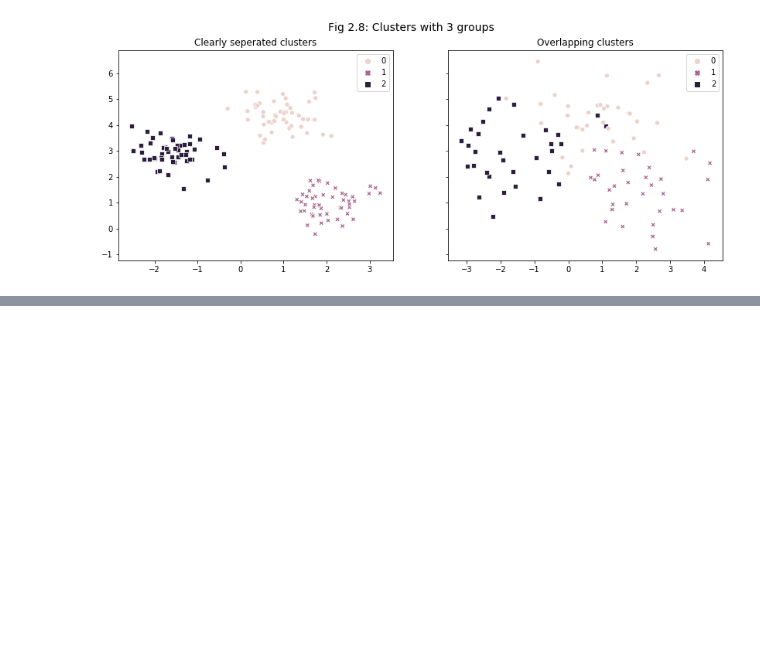
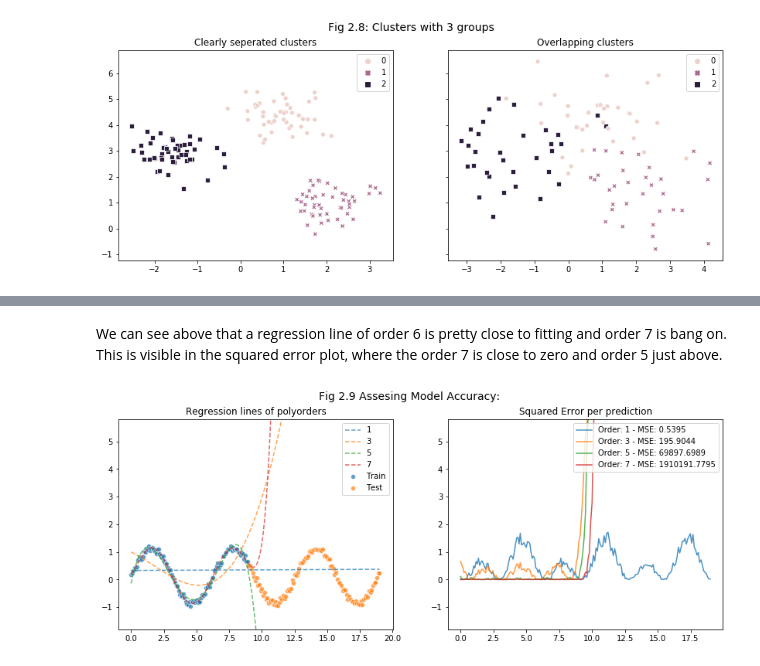
Before and after one commit to khalido/ISLR, a Jupyter notebook: python/ch_2.ipynb, the cells around one changed output, grey strips where cells are left out. Cells and saved outputs as stored; diff of their text form; code cells hidden in the pictures; blank space fills up the shorter version.

```diff
--- a/python/ch_2.ipynb
+++ b/python/ch_2.ipynb
@@ -167,0 +182,32 @@ model.fit()
+# %% [markdown]
+We can see above that a regression line of order 6 is pretty close to fitting and order 7 is bang on. This is visible in the squared error plot, where the order 7 is close to zero and order 5 just above.
+# %%
+fig, (ax, ax1) = plt.subplots(1,2, figsize=(14,5))
+fig.suptitle("Fig 2.9 Assesing Model Accuracy: ", size=14)
+
+ax.set_title("Regression lines of polyorders")
+
+x_all = np.append(x, x_test)
+y_all = np.append(y, y_test)
+
+sns.scatterplot(x, y, ax=ax, alpha=0.7, label="Train")
+sns.scatterplot(x_test, y_test, ax=ax, alpha=0.7, label="Test")
+
+for order in np.arange(1,9,2):
+    z = np.polyfit(x, y, order)
+    p = np.poly1d(z)
+    preds = p(x_all)
+    ax.plot(x_all, preds, label=f"{order}", alpha=0.7, ls="--")
+    errors = np.square(y_all - preds)
+
+    ax1.plot(x_all, errors, alpha=0.8, label=f"Order: {order} - MSE: {np.mean(errors):.4f}")
+
+#handles, labels = ax.get_legend_handles_labels()
+#fig.legend(handles, labels, loc="center right", fontsize=13)
+for ax in [ax, ax1]:
+    ax.legend()
+    ax.set_ylim(-1.8, 5.8)
+
+ax1.set_title("Squared Error per prediction");
+# %% [output]
+[figure, added]
```
Also changed, not shown: parts of 50 cells of this notebook, 2 other files.
